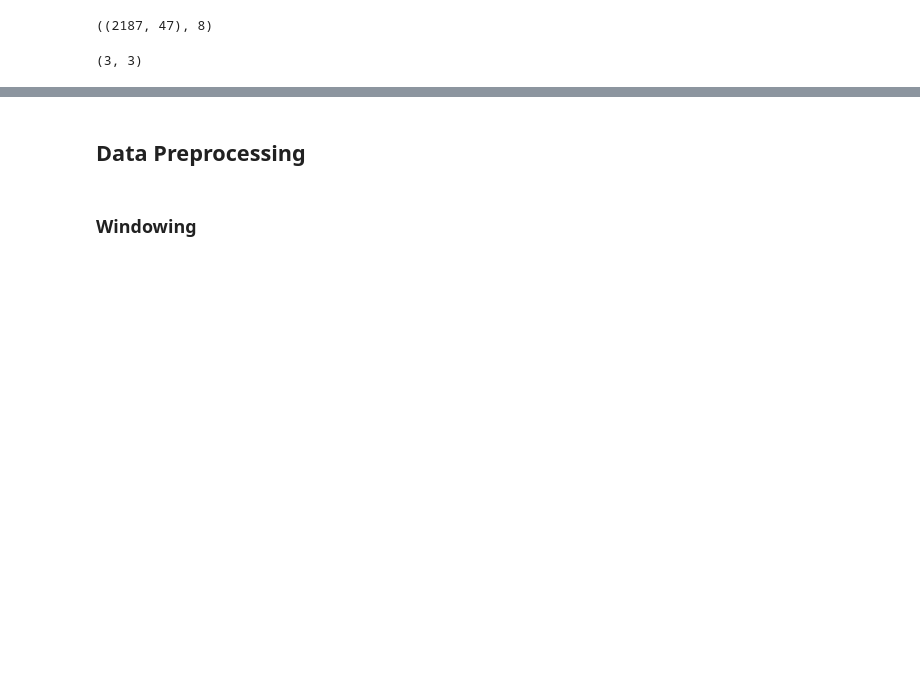
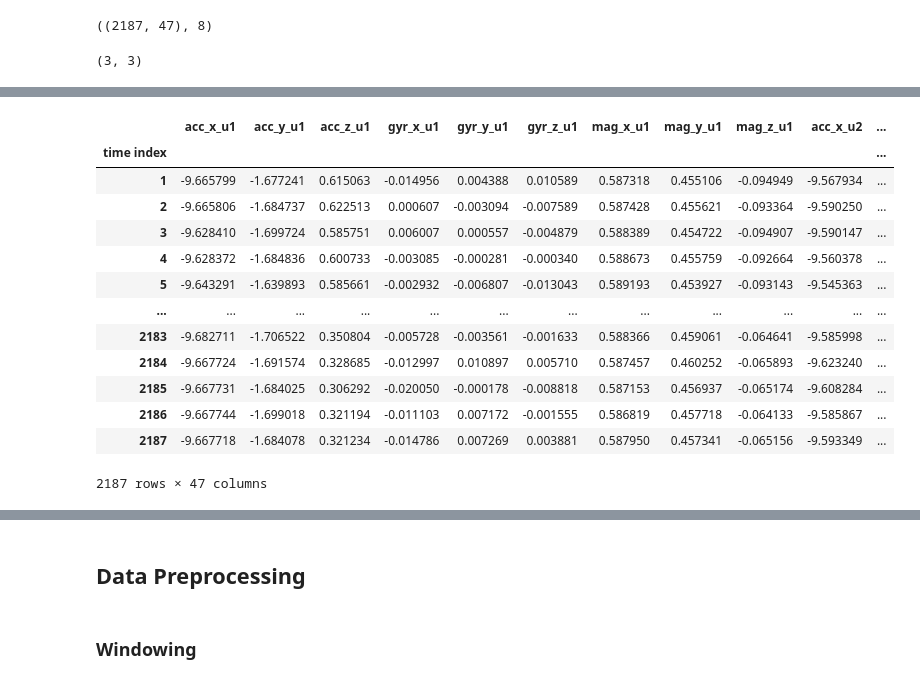
Before and after one commit to HammyLA/cs156-exercise-project, a Jupyter notebook: notebooks/exploration.ipynb, the cells around one changed output, grey strips where cells are left out. Drawn from its saved outputs; the diff is of its cells as text; code cells hidden in the pictures; blank space fills up the shorter version.

```diff
--- a/notebooks/exploration.ipynb
+++ b/notebooks/exploration.ipynb
@@ -191,3 +225,20 @@ Here's an example of what each template_session / test would look like
+# %%
+all_data[0]
+# %% [output]
+|  | acc_x_u1 | acc_y_u1 | acc_z_u1 | gyr_x_u1 | gyr_y_u1 | gyr_z_u1 | mag_x_u1 | mag_y_u1 | mag_z_u1 | acc_x_u2 | ... |
+| time index |  |  |  |  |  |  |  |  |  |  | ... |
+| 1 | -9.665799 | -1.677241 | 0.615063 | -0.014956 | 0.004388 | 0.010589 | 0.587318 | 0.455106 | -0.094949 | -9.567934 | ... |
+| 2 | -9.665806 | -1.684737 | 0.622513 | 0.000607 | -0.003094 | -0.007589 | 0.587428 | 0.455621 | -0.093364 | -9.590250 | ... |
+| 3 | -9.628410 | -1.699724 | 0.585751 | 0.006007 | 0.000557 | -0.004879 | 0.588389 | 0.454722 | -0.094907 | -9.590147 | ... |
+| 4 | -9.628372 | -1.684836 | 0.600733 | -0.003085 | -0.000281 | -0.000340 | 0.588673 | 0.455759 | -0.092664 | -9.560378 | ... |
+| 5 | -9.643291 | -1.639893 | 0.585661 | -0.002932 | -0.006807 | -0.013043 | 0.589193 | 0.453927 | -0.093143 | -9.545363 | ... |
+| ... | ... | ... | ... | ... | ... | ... | ... | ... | ... | ... | ... |
+| 2183 | -9.682711 | -1.706522 | 0.350804 | -0.005728 | -0.003561 | -0.001633 | 0.588366 | 0.459061 | -0.064641 | -9.585998 | ... |
+| 2184 | -9.667724 | -1.691574 | 0.328685 | -0.012997 | 0.010897 | 0.005710 | 0.587457 | 0.460252 | -0.065893 | -9.623240 | ... |
+| 2185 | -9.667731 | -1.684025 | 0.306292 | -0.020050 | -0.000178 | -0.008818 | 0.587153 | 0.456937 | -0.065174 | -9.608284 | ... |
+| 2186 | -9.667744 | -1.699018 | 0.321194 | -0.011103 | 0.007172 | -0.001555 | 0.586819 | 0.457718 | -0.064133 | -9.585867 | ... |
+| 2187 | -9.667718 | -1.684078 | 0.321234 | -0.014786 | 0.007269 | 0.003881 | 0.587950 | 0.457341 | -0.065156 | -9.593349 | ... |
+2187 rows × 47 columns
 # %%
 # Suppose sensor_df has a 'time' column
 # Initialize label column
```
Also changed, not shown: parts of 29 cells of this notebook, 3 other files.
